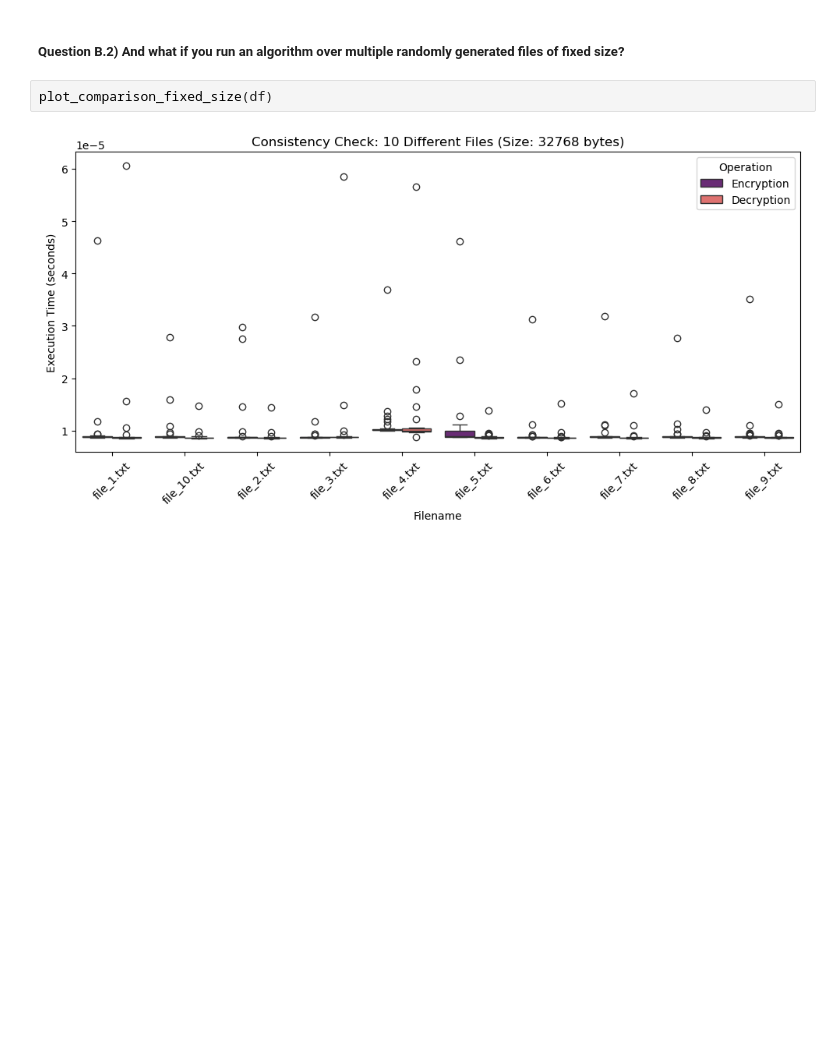
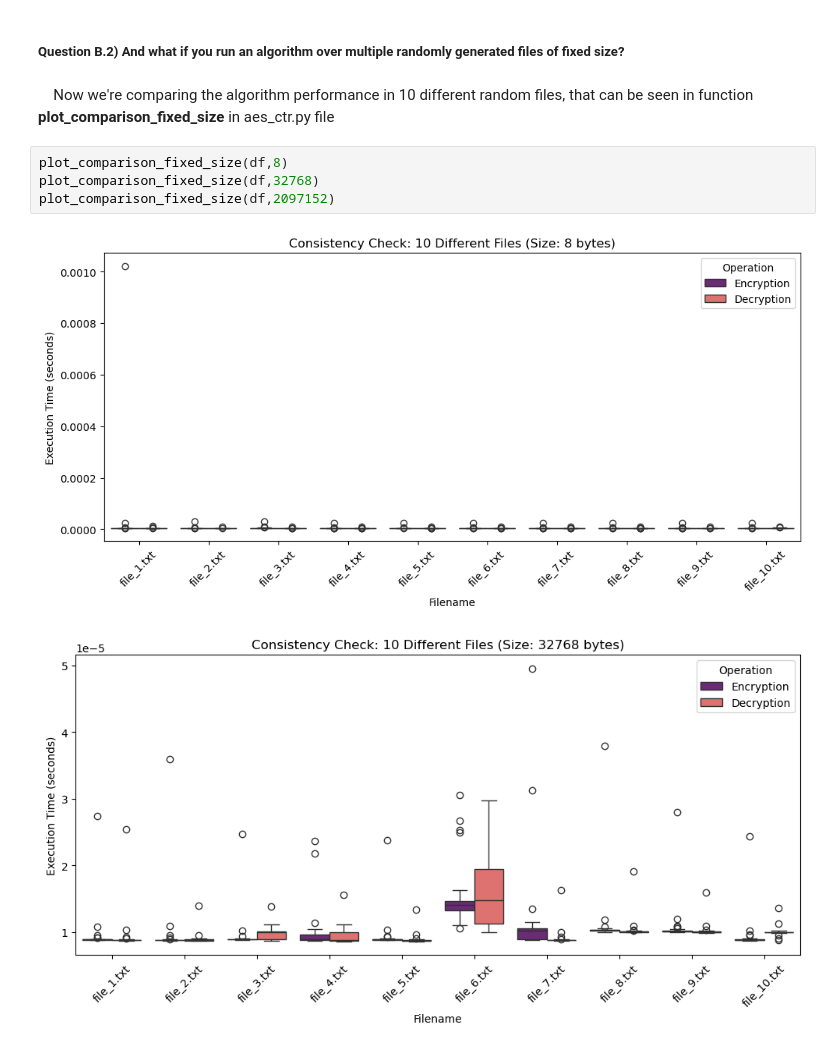
Before and after one commit to amandacalu/SeP-TP1, a Jupyter notebook: 04 - notebooks/assigment1.ipynb, the cells around one changed output. Saved outputs shown, nothing was run; the diff lists cells and outputs as text; blank space fills up the shorter version.

```diff
--- a/04 - notebooks/assigment1.ipynb
+++ b/04 - notebooks/assigment1.ipynb
@@ -55,6 +60,11 @@ plot_variation_same_file(df,2097152)
 # %% [markdown]
 ##### Question B.2) And what if you run an algorithm over multiple randomly generated files of fixed size?
+# %% [markdown]
+&emsp;Now we're comparing the algorithm performance in 10 different random files, that can be seen in function **plot_comparison_fixed_size** in aes_ctr.py file
 # %%
-plot_comparison_fixed_size(df)
+plot_comparison_fixed_size(df,8)
+plot_comparison_fixed_size(df,32768)
+plot_comparison_fixed_size(df,2097152)
 # %% [output]
-[figure, old version]
+[figure, new version]
+[figure, added]
```
Also changed, not shown: parts of 12 cells of this notebook, 2 other files.
